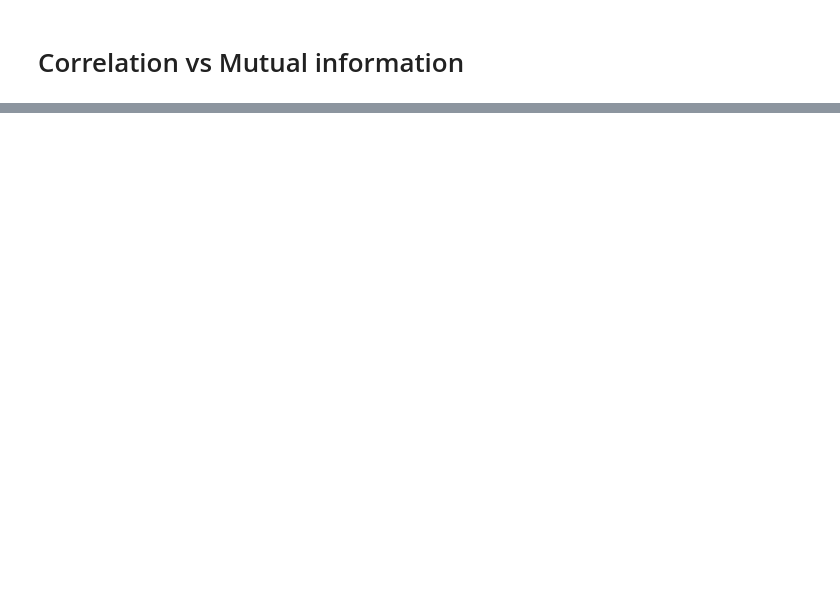
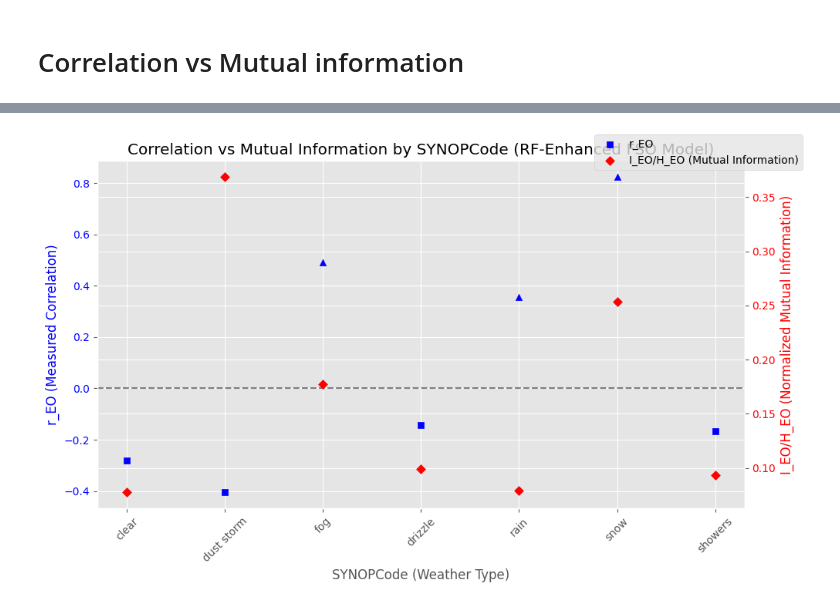
Before and after one commit to nithin0609/Hybrid-Optical-RF-Communication-Model, a Jupyter notebook: RF_Models_V2.ipynb, the cells around one changed output, grey strips where cells are left out. Drawn from its saved outputs; the diff is of its cells as text; code cells hidden in the pictures; blank space fills up the shorter version.

```diff
--- a/RF_Models_V2.ipynb
+++ b/RF_Models_V2.ipynb
@@ -591,0 +612,60 @@ plt.show()
+# %%
+# Combine test sets with original and predicted values for Method 3
+combined_df_m3 = original_test_df_m3[['SYNOPCode', 'FSO_Att', 'RFL_Att']].copy()
+combined_df_m3['RFL_Att_pred'] = predicted_test_df_m3['RFL_Att'].values
+combined_df_m3['FSO_Att_pred'] = predicted_test_df_m3['FSO_Att'].values
+
+# Compute correlation and mutual information per SYNOPCode for Method 3
+results_m3 = {'SYNOPCode': [], 'r_EO': [], 'I_EO_H_EO': []}
+
+for code in combined_df_m3['SYNOPCode'].unique():
+    sub_df = combined_df_m3[combined_df_m3['SYNOPCode'] == code]
+
+    try:
+        r_measured = pearsonr(sub_df['FSO_Att'], sub_df['RFL_Att'])[0]
+    except:
+        r_measured = np.nan
+
+    try:
+        norm_mi = calculate_normalized_mutual_information(
+            sub_df['FSO_Att_pred'], sub_df['RFL_Att_pred'], bins=10
+        )
+    except:
+        norm_mi = np.nan
+
+    results_m3['SYNOPCode'].append(code)
+    results_m3['r_EO'].append(r_measured)
+    results_m3['I_EO_H_EO'].append(norm_mi)
+
+corr_df_m3 = pd.DataFrame(results_m3)
+corr_df_m3.sort_values('SYNOPCode', inplace=True)
+corr_df_m3['CategoryIndex'] = range(len(corr_df_m3))
+
+# Plotting for Method 3
+fig, ax1 = plt.subplots(figsize=(10, 6))
+
+for idx, row in corr_df_m3.iterrows():
+    marker = '^' if row['r_EO'] >= 0 else 's'
+    ax1.scatter(row['CategoryIndex'], row['r_EO'], color='blue', marker=marker, label='r_EO' if idx == 0 else "")
+
+ax1.set_xlabel('SYNOPCode (Weather Type)')
+ax1.set_xticks(corr_df_m3['CategoryIndex'])
+ax1.set_xticklabels([synop_labels.get(code, str(code)) for code in corr_df_m3['SYNOPCode']], rotation=45)
+ax1.set_ylabel('r_EO (Measured Correlation)', color='blue')
+ax1.tick_params(axis='y', labelcolor='blue')
+ax1.axhline(0, color='gray', linestyle='--')
+
+ax2 = ax1.twinx()
+ax2.scatter(corr_df_m3['CategoryIndex'], corr_df_m3['I_EO_H_EO'], color='red', marker='D', label='I_EO/H_EO (Mutual Information)')
+ax2.set_ylabel('I_EO/H_EO (Normalized Mutual Information)', color='red')
+ax2.tick_params(axis='y', labelcolor='red')
+
+handles1, labels1 = ax1.get_legend_handles_labels()
+handles2, labels2 = ax2.get_legend_handles_labels()
+fig.legend(handles1 + handles2, labels1 + labels2, loc='upper right')
+
+plt.title('Correlation vs Mutual Information by SYNOPCode (RF-Enhanced FSO Model)')
+plt.tight_layout()
+plt.show()
+# %% [output]
+[figure, added]
```
Also changed, not shown: parts of 4 cells of this notebook.
